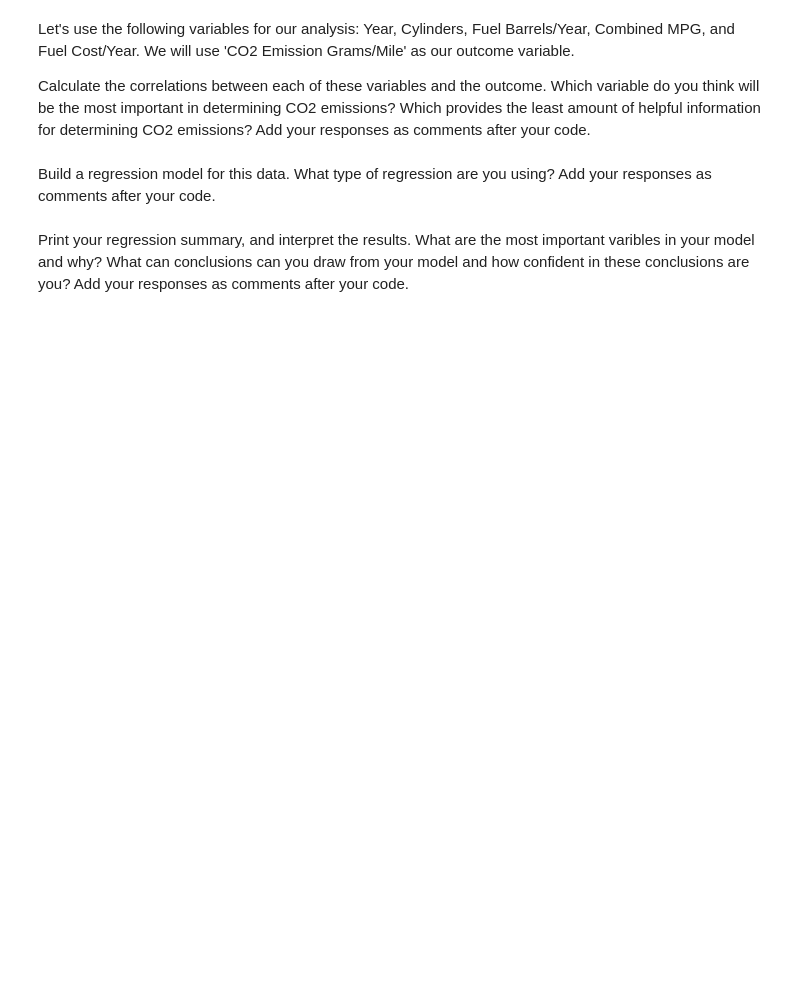
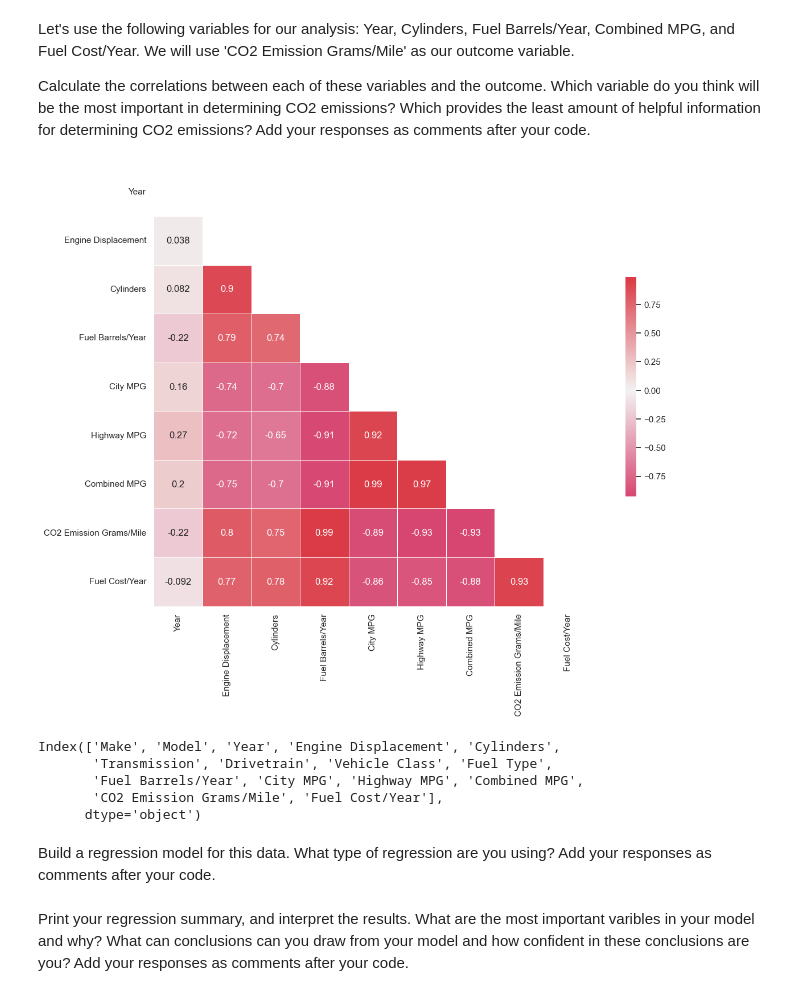
Before and after one commit to Ironhack-Data-Madrid-Julio-2023/7.3-lab_regression_analysis, a Jupyter notebook: your-code.ipynb, the cells around one changed output. Cells and saved outputs as stored; diff of their text form; code cells hidden in the pictures; blank space fills up the shorter version.

```diff
--- a/your-code.ipynb
+++ b/your-code.ipynb
@@ -168,0 +167,4 @@ For the second part of this lab, we will use the vehicles.csv data set. You can
+# %%
+df = pd.read_csv(r"C:\Users\chiin\Desktop\Ironhack\Laboratorios\semana_7\7.3-lab_regression_analysis\vehicles.csv")
+
+df.head()
@@ -174,0 +182,28 @@ Calculate the correlations between each of these variables and the outcome. Whic
+# %%
+plt.figure(figsize=(15, 10))
+
+sns.set(style='white')
+
+mask=np.triu(np.ones_like(df.corr(), dtype=bool))
+
+cmap=sns.diverging_palette(0, 10, as_cmap=True)
+
+
+sns.heatmap(df.corr(),
+          mask=mask,
+          cmap=cmap,
+          center=0,
+          square=True,
+          annot=True,
+          linewidths=0.5,
+          cbar_kws={'shrink': 0.5});
+# %% [output]
+[figure, added]
+# %%
+df.columns
+# %% [output]
+Index(['Make', 'Model', 'Year', 'Engine Displacement', 'Cylinders',
+       'Transmission', 'Drivetrain', 'Vehicle Class', 'Fuel Type',
+       'Fuel Barrels/Year', 'City MPG', 'Highway MPG', 'Combined MPG',
+       'CO2 Emission Grams/Mile', 'Fuel Cost/Year'],
+      dtype='object')
```
Also changed, not shown: parts of 11 cells of this notebook.
